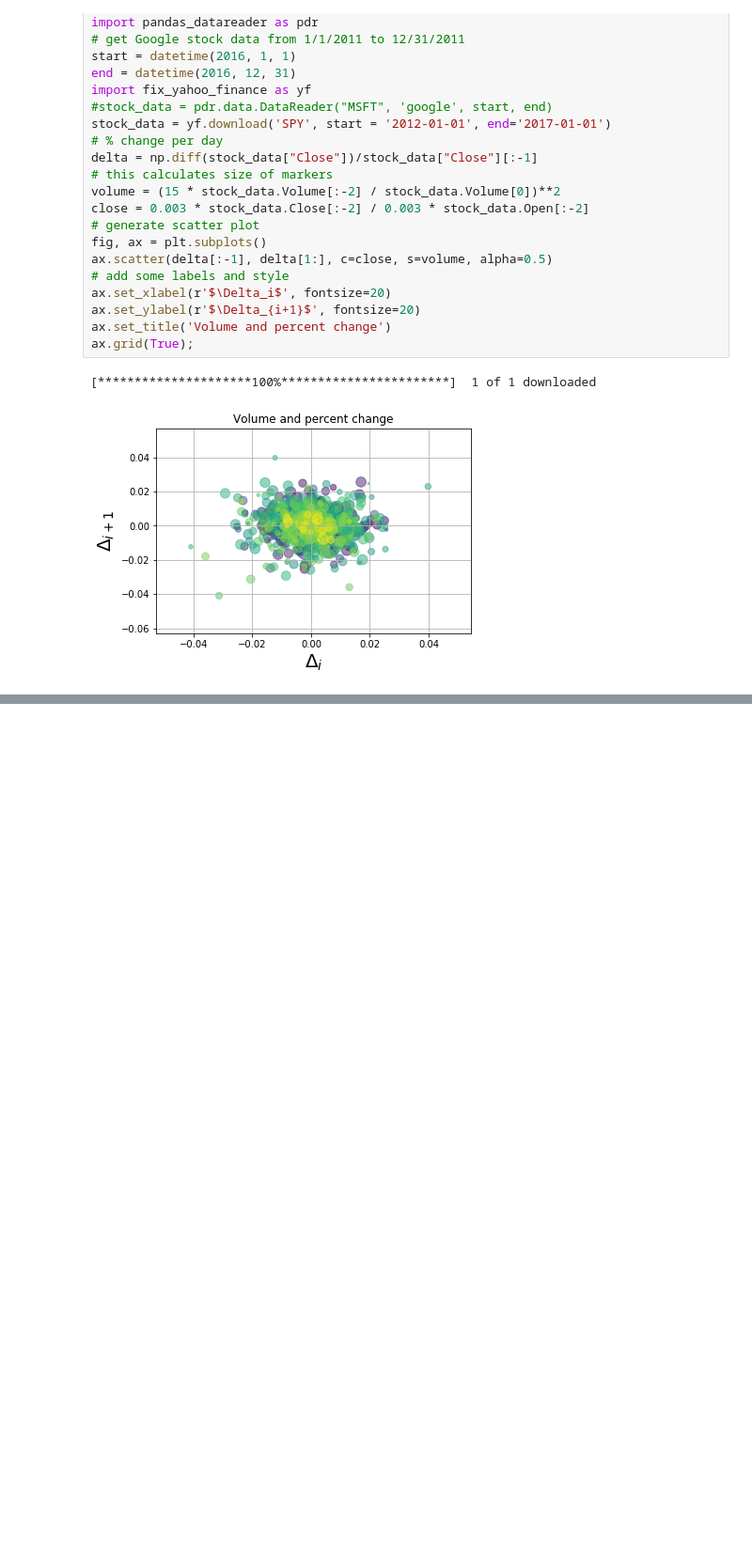
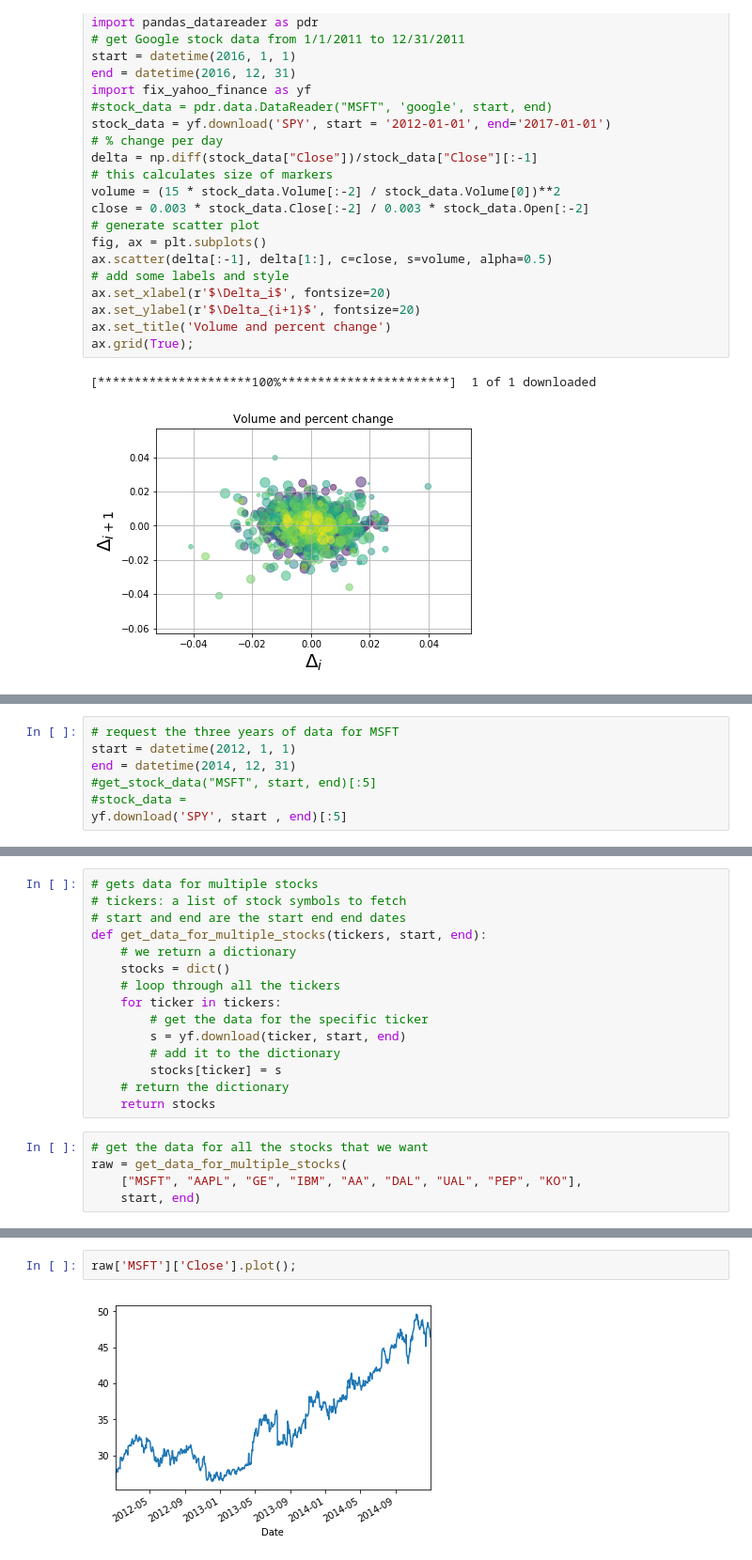
Before and after one commit to Steelrocket/PythonProject, a Jupyter notebook: 3_13_19_Learning_Pandas_Chapter10-14.ipynb, the cells around one changed output, grey strips where cells are left out. Shown at 94% size. Saved outputs shown, nothing was run; the diff lists cells and outputs as text; blank space fills up the shorter version.

```diff
--- a/3_13_19_Learning_Pandas_Chapter10-14.ipynb
+++ b/3_13_19_Learning_Pandas_Chapter10-14.ipynb
@@ -2560,0 +2593,7 @@ ax.grid(True);
+# %%
+# request the three years of data for MSFT
+start = datetime(2012, 1, 1)
+end = datetime(2014, 12, 31)
+#get_stock_data("MSFT", start, end)[:5]
+#stock_data =
+yf.download('SPY', start , end)[:5]
@@ -2560,0 +2617,20 @@ ax.grid(True);
+# %%
+# gets data for multiple stocks
+# tickers: a list of stock symbols to fetch
+# start and end are the start end end dates
+def get_data_for_multiple_stocks(tickers, start, end):
+    # we return a dictionary
+    stocks = dict()
+    # loop through all the tickers
+    for ticker in tickers:
+        # get the data for the specific ticker
+        s = yf.download(ticker, start, end)
+        # add it to the dictionary
+        stocks[ticker] = s
+    # return the dictionary
+    return stocks
+# %%
+# get the data for all the stocks that we want
+raw = get_data_for_multiple_stocks(
+    ["MSFT", "AAPL", "GE", "IBM", "AA", "DAL", "UAL", "PEP", "KO"],
+    start, end)
@@ -2560,0 +2715,4 @@ ax.grid(True);
+# %%
+raw['MSFT']['Close'].plot();
+# %% [output]
+[figure, added]
```
Also changed, not shown: parts of 7 cells of this notebook, 1 other file.
